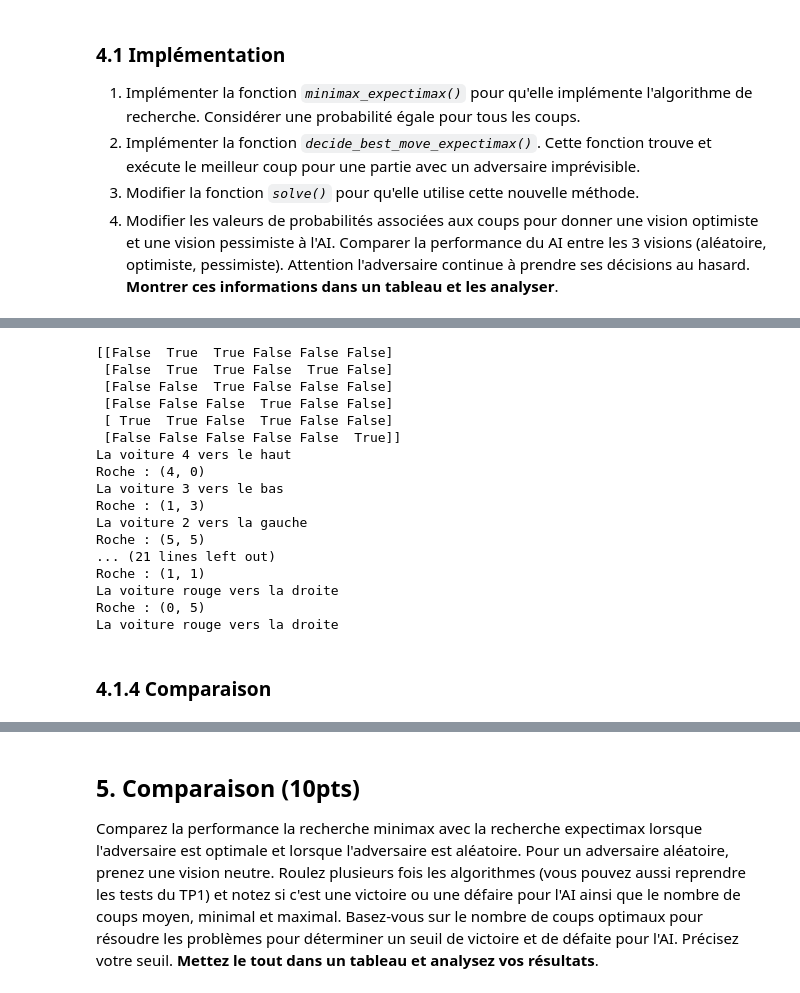
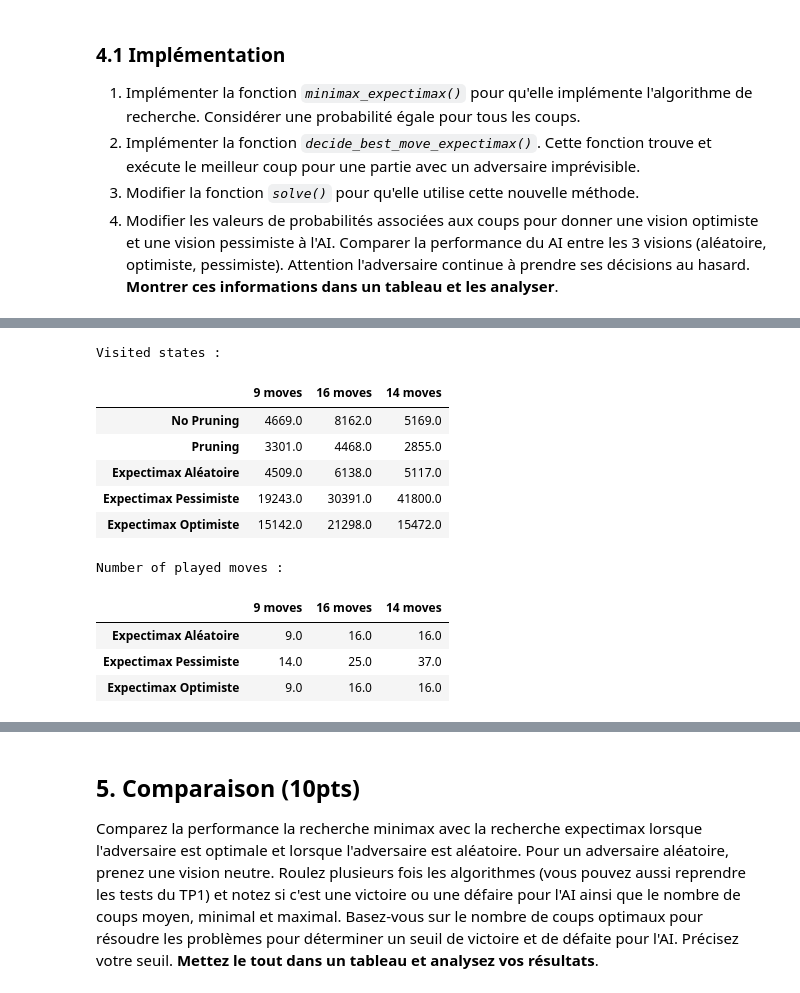
Before and after one commit to AlexVielfaure/INF8215---TP1, a Jupyter notebook: TP2/TP2_INF8215.ipynb, the cells around one changed output, grey strips where cells are left out. Drawn from its saved outputs; the diff is of its cells as text; code cells hidden in the pictures.

```diff
--- a/TP2/TP2_INF8215.ipynb
+++ b/TP2/TP2_INF8215.ipynb
@@ -749,6 +764,7 @@ class MiniMaxSearch:
 # %% [markdown]
 Utiliser la fonction _test_print_move()_ pour vérifier votre implémentation de _print_move()_.
 # %%
+cpt = 0
 def test_print_move():
     rh = Rushhour([True], [2], [2], ["rouge"])
     s = State([0])
@@ -1091,19 +1107,3 @@ L'expectimax est une variante de la recherche minimax. Elle est utilisée lorsqu
 2. Implémenter la fonction *`decide_best_move_expectimax()`*. Cette fonction trouve et exécute le meilleur coup pour une partie avec un adversaire imprévisible.
 3. Modifier la fonction *`solve()`* pour qu'elle utilise cette nouvelle méthode.
 4. Modifier les valeurs de probabilités associées aux coups pour donner une vision optimiste et une vision pessimiste à l'AI. Comparer la performance du AI entre les 3 visions (aléatoire, optimiste, pessimiste). Attention l'adversaire continue à prendre ses décisions au hasard. **Montrer ces informations dans un tableau et les analyser**.
-# %%
-option = 2
-
-# Solution optimale: 9 moves
-rh = Rushhour([True, False, False, False, True],
-                 [2, 3, 2, 3, 3],
-                 [2, 4, 5, 1, 5],
-                 ["rouge", "vert", "bleu", "orange", "jaune"])
-s = State([1, 0, 1, 3, 2])
-algo = MiniMaxSearch(rh, s, 3)
-algo.rushhour.init_positions(s)
-print(algo.rushhour.free_pos)
-#algo.solve(s, False)
-nb_state = 0
-algo.solve(s, False,True,True) # testing expectimax
-tableau[4,0] = nb_state
@@ -1160,34 +1180,22 @@ La voiture rouge vers la droite
-# %%
-# solution optimale: 14 moves
-rh = Rushhour([True, False, True, False, False, False, True, True, False, True, True],
-                 [2, 2, 3, 2, 2, 3, 3, 2, 2, 2, 2],
-                 [2, 0, 0, 3, 4, 5, 3, 5, 2, 5, 4],
-                 ["rouge", "1", "2", "3", "4", "5", "6", "7", "8", "9", "10"])
-s = State([0, 0, 3, 1, 2, 1, 0, 0, 4, 3, 4])
-algo = MiniMaxSearch(rh, s,3)
-algo.rushhour.init_positions(s)
-print(algo.rushhour.free_pos)
-#algo.solve(s, False)
-nb_state = 0
-algo.solve(s, False,True,True) # testing expectimax
-tableau[4,2] = nb_state
-# %% [output]
-[[False  True  True False False False]
- [False  True  True False  True False]
- [False False  True False False False]
- [False False False  True False False]
- [ True  True False  True False False]
- [False False False False False  True]]
-La voiture 4 vers le haut
-Roche : (4, 0)
-La voiture 3 vers le bas
-Roche : (1, 3)
-La voiture 2 vers la gauche
-Roche : (5, 5)
-... (21 lines left out)
-Roche : (1, 1)
-La voiture rouge vers la droite
-Roche : (0, 5)
-La voiture rouge vers la droite
-# %% [markdown]
-### 4.1.4 Comparaison
+# %%
+print("Visited states :")
+display(HTML(tableau_frame.iloc[0:5,:].to_html()))
+
+tableau_frame2 = pd.DataFrame(tab,columns = ["9 moves","16 moves","14 moves"],
+                               index = ["Expectimax Aléatoire"
+                                        ,"Expectimax Pessimiste","Expectimax Optimiste"])
+print("Number of played moves :")
+display(HTML(tableau_frame2.iloc[0:3,:].to_html()))
+# %% [output]
+Visited states :
+|  | 9 moves | 16 moves | 14 moves |
+| No Pruning | 4669.0 | 8162.0 | 5169.0 |
+| Pruning | 3301.0 | 4468.0 | 2855.0 |
+| Expectimax Aléatoire | 4509.0 | 6138.0 | 5117.0 |
+| Expectimax Pessimiste | 19243.0 | 30391.0 | 41800.0 |
+| Expectimax Optimiste | 15142.0 | 21298.0 | 15472.0 |
+Number of played moves :
+|  | 9 moves | 16 moves | 14 moves |
+| Expectimax Aléatoire | 9.0 | 16.0 | 16.0 |
+| Expectimax Pessimiste | 14.0 | 25.0 | 37.0 |
+| Expectimax Optimiste | 9.0 | 16.0 | 16.0 |
```
Also changed, not shown: parts of 12 cells of this notebook, 1 other file.
